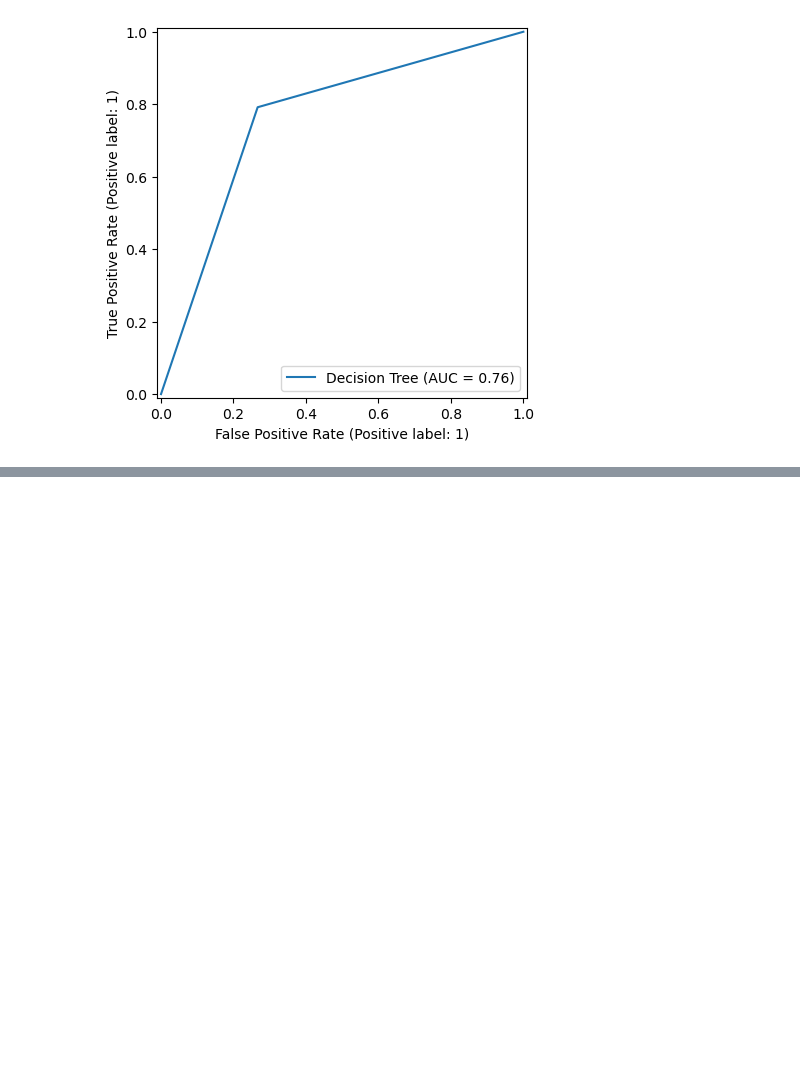
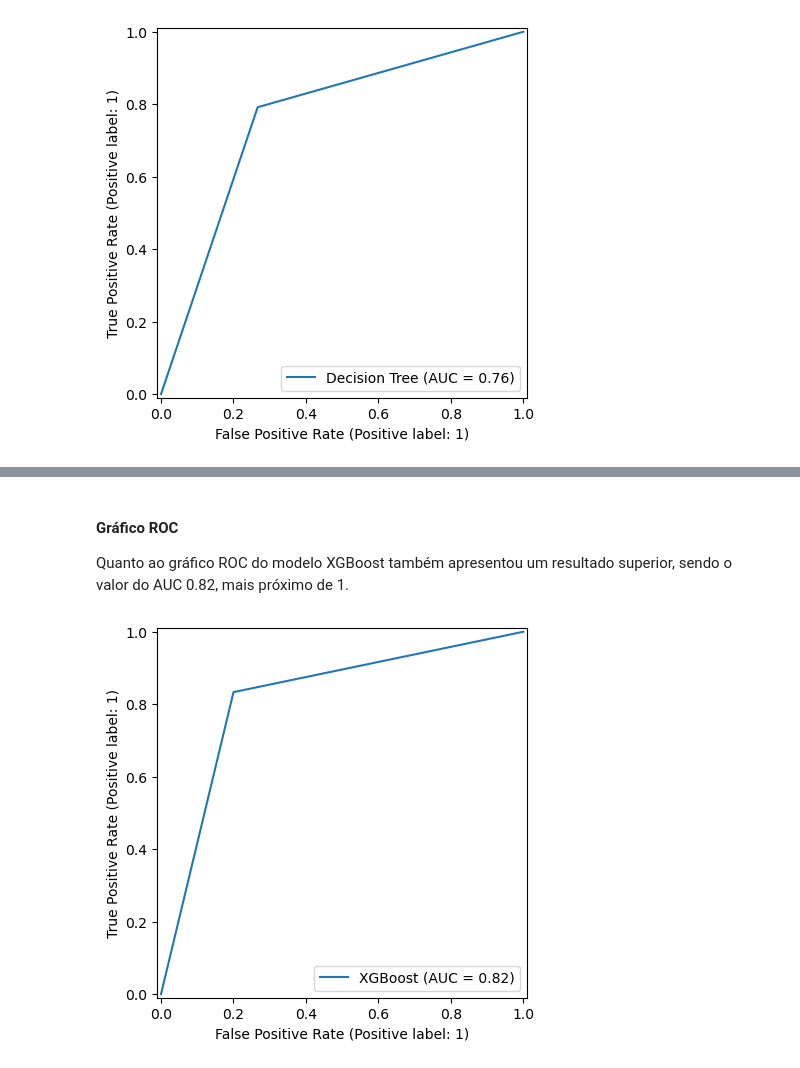
Before and after one commit to CrisNakamura/projeto_deteccao_doenca_cardiaca, a Jupyter notebook: projeto.ipynb, the cells around one changed output, grey strips where cells are left out. Cells and saved outputs as stored; diff of their text form; code cells hidden in the pictures; blank space fills up the shorter version.

Commit message:
[feat] Aprimorando o modelo com XGBoost

```diff
--- a/projeto.ipynb
+++ b/projeto.ipynb
@@ -300,0 +311,14 @@ RocCurveDisplay.from_predictions(y_test, y_pred_dt, name='Decision Tree');
+# %%
+# Instanciando o modelo
+xg_cl = xgb.XGBClassifier(objective='binary:logistic')
+
+# Treinando o modelo
+xg_cl.fit(X_train, y_train)
+
+# Fazendo previsões
+y_pred_xg = xg_cl.predict(X_test)
+
+# Avaliando a acurácia
+acuracia_xg = accuracy_score(y_test, y_pred_xg)
+
+print(f'Acurácia: {acuracia_xg * 100 :.2f} %')
@@ -300,0 +344,8 @@ RocCurveDisplay.from_predictions(y_test, y_pred_dt, name='Decision Tree');
+# %% [markdown]
+#### Gráfico ROC
+
+Quanto ao gráfico ROC do modelo XGBoost também apresentou um resultado superior, sendo o valor do AUC 0.82, mais próximo de 1.
+# %%
+RocCurveDisplay.from_predictions(y_test, y_pred_xg, name='XGBoost');
+# %% [output]
+[figure, added]
```
Also changed, not shown: parts of 7 cells of this notebook.
